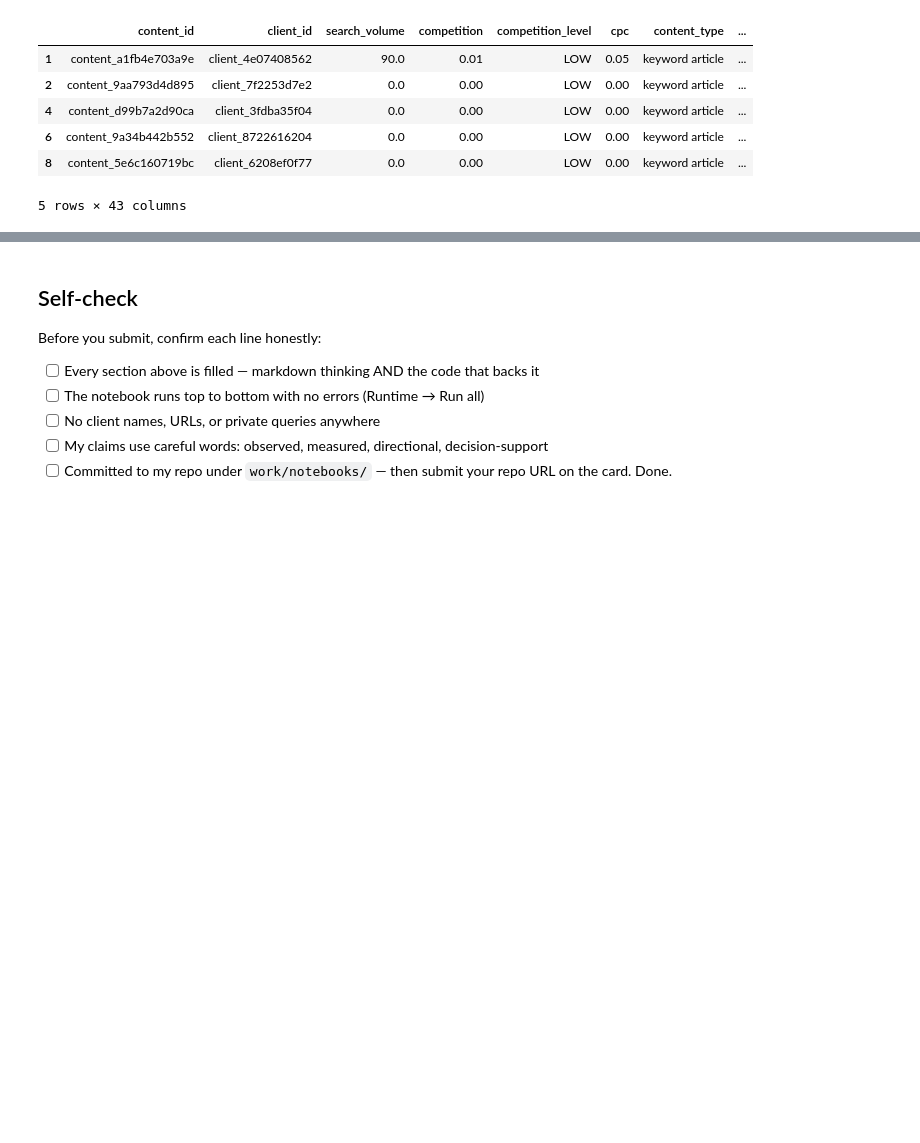
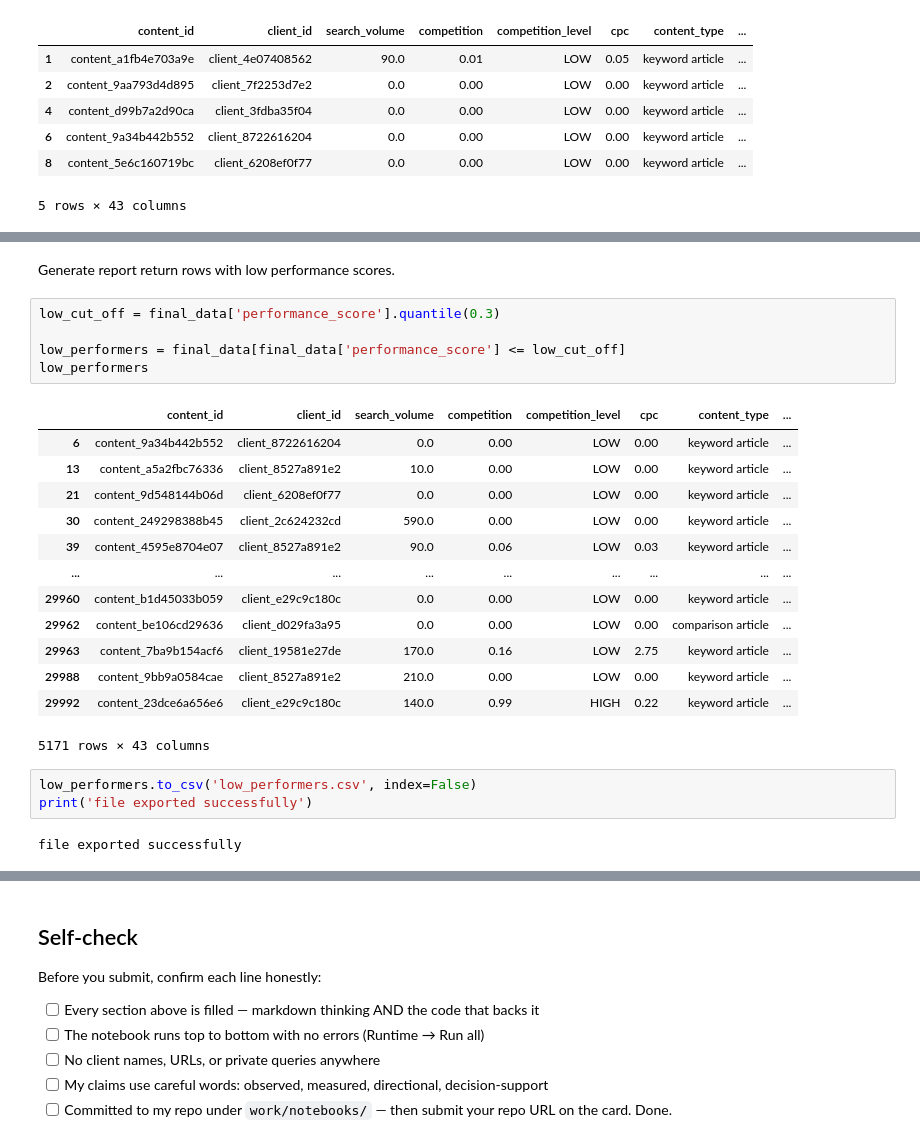
Before and after one commit to Maryam-Shile/flyrank_ml_internship, a Jupyter notebook: work/notebooks/w01_research_question.ipynb, the cells around one changed output, grey strips where cells are left out. Drawn from its saved outputs; the diff is of its cells as text; blank space fills up the shorter version.

```diff
--- a/work/notebooks/w01_research_question.ipynb
+++ b/work/notebooks/w01_research_question.ipynb
@@ -510,0 +502,27 @@ dtype: float64
+# %% [markdown]
+Generate report
+return rows with low performance scores.
+# %%
+low_cut_off = final_data['performance_score'].quantile(0.3)
+
+low_performers = final_data[final_data['performance_score'] <= low_cut_off]
+low_performers
+# %% [output]
+|  | content_id | client_id | search_volume | competition | competition_level | cpc | content_type | ... |
+| 6 | content_9a34b442b552 | client_8722616204 | 0.0 | 0.00 | LOW | 0.00 | keyword article | ... |
+| 13 | content_a5a2fbc76336 | client_8527a891e2 | 10.0 | 0.00 | LOW | 0.00 | keyword article | ... |
+| 21 | content_9d548144b06d | client_6208ef0f77 | 0.0 | 0.00 | LOW | 0.00 | keyword article | ... |
+| 30 | content_249298388b45 | client_2c624232cd | 590.0 | 0.00 | LOW | 0.00 | keyword article | ... |
+| 39 | content_4595e8704e07 | client_8527a891e2 | 90.0 | 0.06 | LOW | 0.03 | keyword article | ... |
+| ... | ... | ... | ... | ... | ... | ... | ... | ... |
+| 29960 | content_b1d45033b059 | client_e29c9c180c | 0.0 | 0.00 | LOW | 0.00 | keyword article | ... |
+| 29962 | content_be106cd29636 | client_d029fa3a95 | 0.0 | 0.00 | LOW | 0.00 | comparison article | ... |
+| 29963 | content_7ba9b154acf6 | client_19581e27de | 170.0 | 0.16 | LOW | 2.75 | keyword article | ... |
+| 29988 | content_9bb9a0584cae | client_8527a891e2 | 210.0 | 0.00 | LOW | 0.00 | keyword article | ... |
+| 29992 | content_23dce6a656e6 | client_e29c9c180c | 140.0 | 0.99 | HIGH | 0.22 | keyword article | ... |
+5171 rows × 43 columns
+# %%
+low_performers.to_csv('low_performers.csv', index=False)
+print('file exported successfully')
+# %% [output]
+file exported successfully
```
Also changed, not shown: parts of 27 cells of this notebook.
